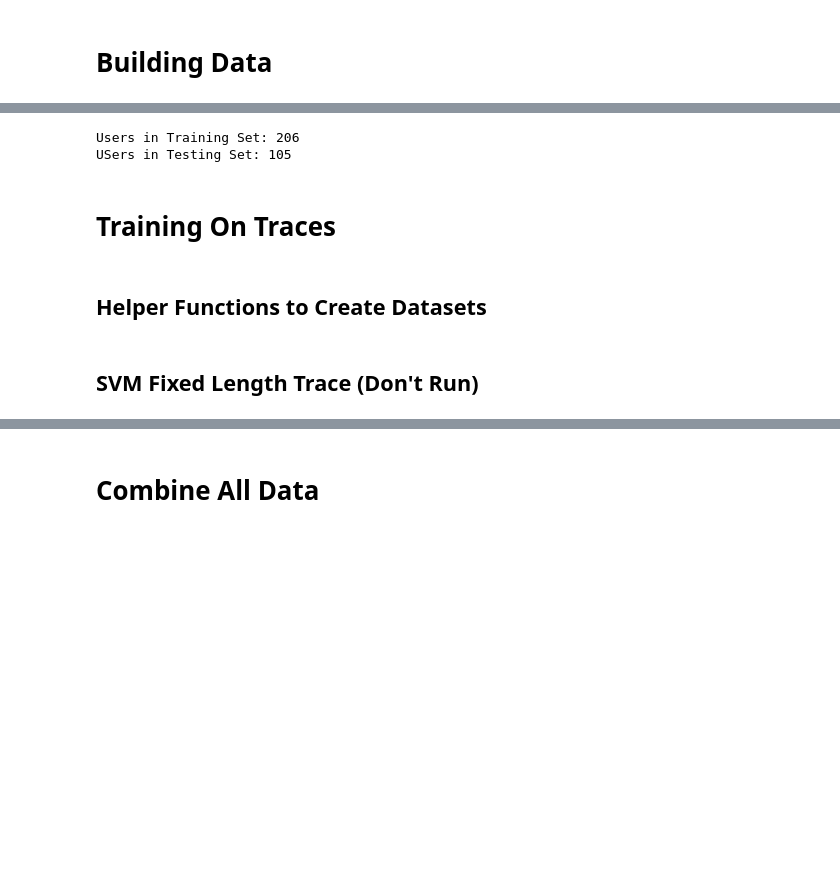
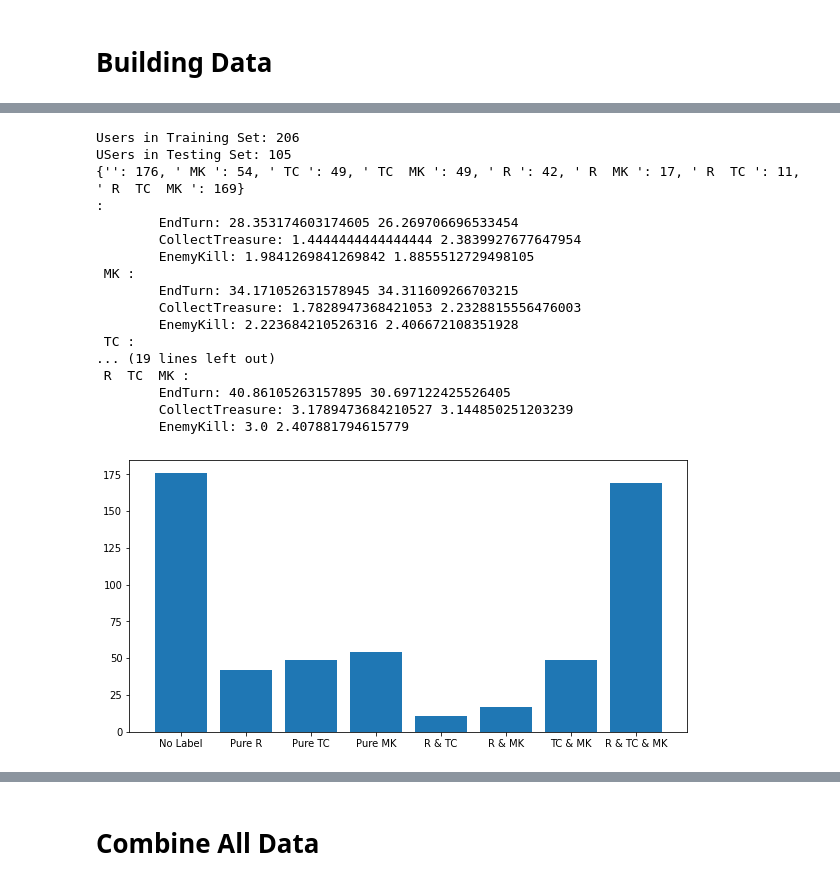
Before and after one commit to mcgreentn/md2_mechanic_analysis, a Jupyter notebook: CleanAnalysis.ipynb, the cells around one changed output, grey strips where cells are left out. Drawn from its saved outputs; the diff is of its cells as text; code cells hidden in the pictures; blank space fills up the shorter version.

```diff
--- a/CleanAnalysis.ipynb
+++ b/CleanAnalysis.ipynb
@@ -589,11 +606,64 @@ syn_traces_onehot = convert_onehot(syn_traces_states, unique_characters)
 # %%
 # How many Users
 print(f"Users in Training Set: {len(users)}")
 print(f"USers in Testing Set: {len(test_users)}")
+
+user_stats = {}
+user_dists = {}
+for r in [0,1]:
+    for tc in [0,1]:
+        for mk in [0,1]:
+            key = ""
+            if r == 1:
+                key += " R "
+            if tc == 1:
+                key += " TC "
+            if mk == 1:
+                key += " MK "
+            user_stats[key] = 0
+            user_dists[key] = {'EndTurn': [], 'CollectTreasure': [], 'EnemyKill': []}
+            for i,label in enumerate(traces_users_labels):
+                if label[0] == r and label[1] == tc and label[2] == mk:
+                    user_stats[key] += 1
+                    user_id = traces_users[i]
+                    if user_id in user_data.index:
+                        rows = user_data.loc[user_id]
+                        for mech in user_dists[key].keys():
+                            values = rows[mech]
+                            if not isinstance(values, pd.Series):
+                                values = [values]
+                            else:
+                                values = values.to_numpy()
+                            user_dists[key][mech].extend(values)
+print(user_stats)
+for key in user_dists.keys():
+    print(f"{key}:")
+    for mech in user_dists[key].keys():
+        values = np.array(user_dists[key][mech])
+        print(f"\t{mech}: {values.mean()} {values.std()}")
+plt.figure(figsize=(10,5))
+values = []
+for key in ['', ' R ', ' TC ', ' MK ', ' R  TC ', ' R  MK ', ' TC  MK ', ' R  TC  MK ']:
+    values.append(user_stats[key])
+plt.bar(range(len(user_stats)), values)
+plt.xticks(range(len(user_stats)), ["No Label", "Pure R", "Pure TC", "Pure MK", "R & TC", "R & MK", "TC & MK", "R & TC & MK"])
+plt.savefig('user_dist.pdf', bbox_inches='tight')
 # %% [output]
 Users in Training Set: 206
 USers in Testing Set: 105
+{'': 176, ' MK ': 54, ' TC ': 49, ' TC  MK ': 49, ' R ': 42, ' R  MK ': 17, ' R  TC ': 11, ' R  TC  MK ': 169}
+:
+        EndTurn: 28.353174603174605 26.269706696533454
+        CollectTreasure: 1.4444444444444444 2.3839927677647954
+        EnemyKill: 1.9841269841269842 1.8855512729498105
+ MK :
+        EndTurn: 34.171052631578945 34.311609266703215
+        CollectTreasure: 1.7828947368421053 2.2328815556476003
+        EnemyKill: 2.223684210526316 2.406672108351928
+ TC :
+... (19 lines left out)
+ R  TC  MK :
+        EndTurn: 40.86105263157895 30.697122425526405
+        CollectTreasure: 3.1789473684210527 3.144850251203239
+        EnemyKill: 3.0 2.407881794615779
+[figure, added]
-# %% [markdown]
-# Training On Traces
-# %% [markdown]
-## Helper Functions to Create Datasets
@@ -635,2 +669,0 @@ def create_variable_dataset(data, labels):
-# %% [markdown]
-## SVM Fixed Length Trace (Don't Run)
```
Also changed, not shown: parts of 24 cells of this notebook.
